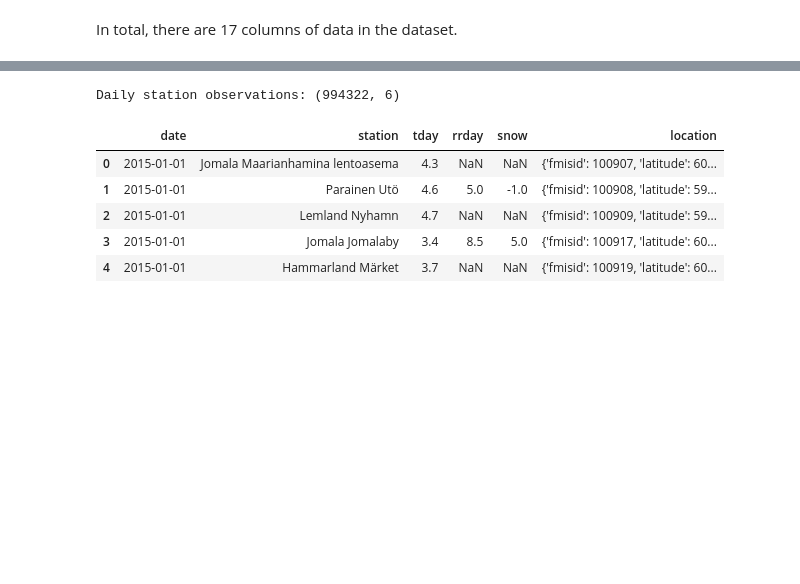
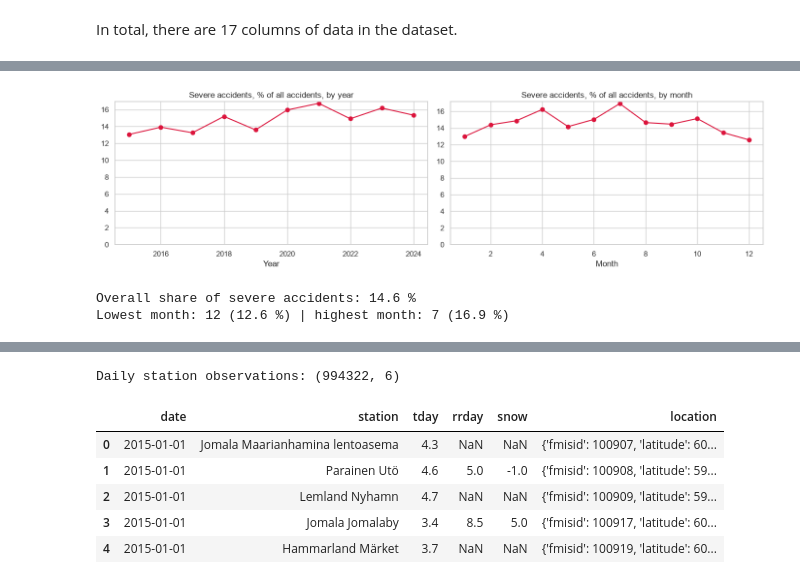
Before and after one commit to TopiAhola/data-and-ml-group5, a Jupyter notebook: project/traffic_accidents_analysis.ipynb, the cells around one changed output, grey strips where cells are left out. Saved outputs shown, nothing was run; the diff lists cells and outputs as text; code cells hidden in the pictures; blank space fills up the shorter version.

```diff
--- a/project/traffic_accidents_analysis.ipynb
+++ b/project/traffic_accidents_analysis.ipynb
@@ -146,0 +266,22 @@ Variable **'kello'** is the only one with missing values, with a total of 16.
+# %%
+# Share of severe accidents (fatal or serious injury) by year and by month
+is_severe = df_raw["vakav"].isin([1, 3])
+share_year = is_severe.groupby(df_raw["vvonn"]).mean() * 100
+share_month = is_severe.groupby(df_raw["kkonn"]).mean() * 100
+
+fig, axes = plt.subplots(1, 2, figsize=(14, 4))
+axes[0].plot(share_year.index, share_year.values, marker="o", color="crimson")
+axes[0].set_title("Severe accidents, % of all accidents, by year")
+axes[0].set_xlabel("Year"); axes[0].set_ylim(0, None)
+axes[1].plot(share_month.index, share_month.values, marker="o", color="crimson")
+axes[1].set_title("Severe accidents, % of all accidents, by month")
+axes[1].set_xlabel("Month"); axes[1].set_ylim(0, None)
+plt.tight_layout(); plt.show()
+
+print(f"Overall share of severe accidents: {is_severe.mean() * 100:.1f} %")
+print("Lowest month:", share_month.idxmin(), f"({share_month.min():.1f} %) | highest month:",
+      share_month.idxmax(), f"({share_month.max():.1f} %)")
+# %% [output]
+[figure, added]
+Overall share of severe accidents: 14.6 %
+Lowest month: 12 (12.6 %) | highest month: 7 (16.9 %)
```
Also changed, not shown: parts of 17 cells of this notebook.
